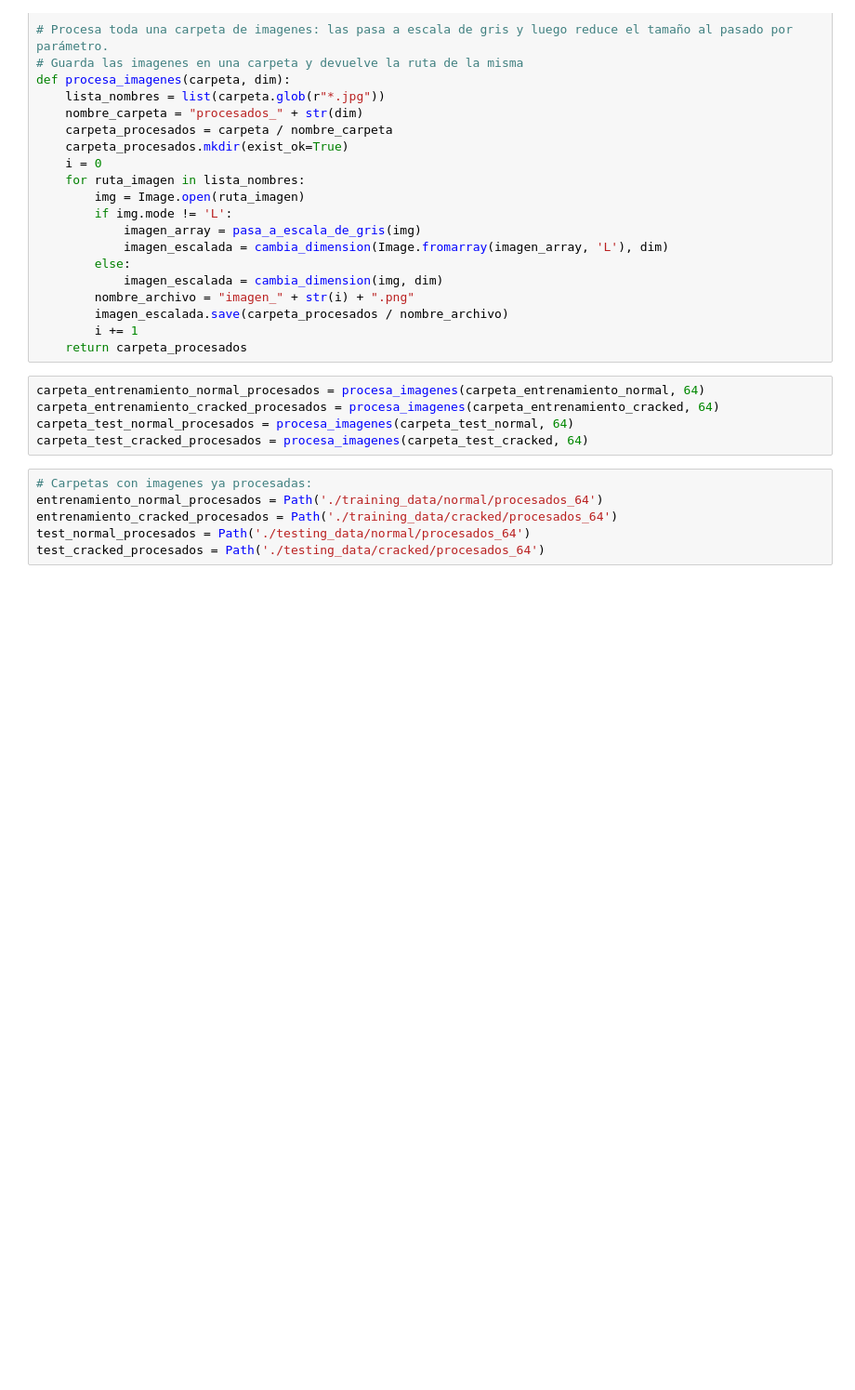
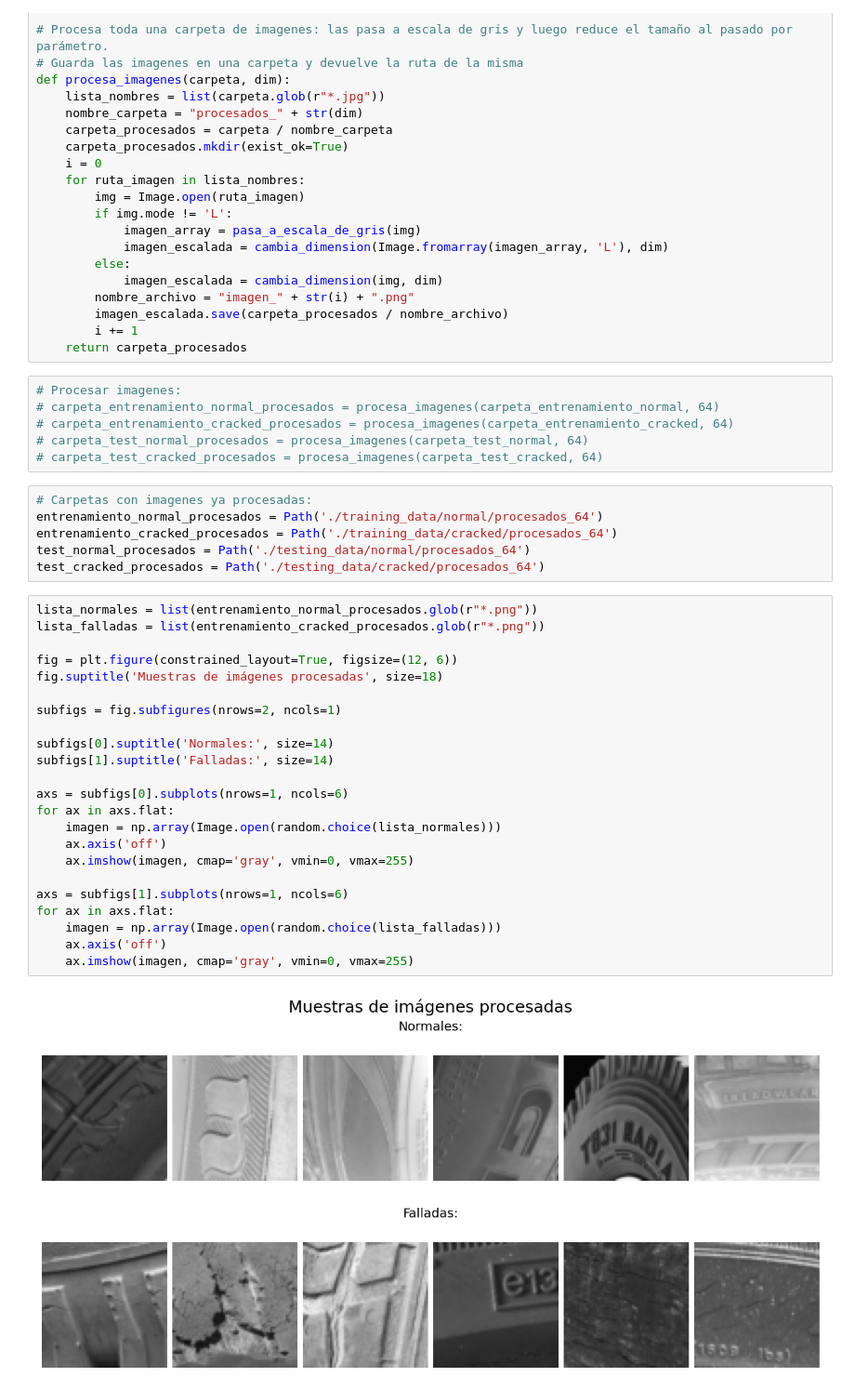
Before and after one commit to manugarciat/erv-practicas, a Jupyter notebook: tire-defect-detection/tp-final.ipynb, the cells around one changed output. Shown at 93% size. Drawn from its saved outputs; the diff is of its cells as text; blank space fills up the shorter version.

```diff
--- a/tire-defect-detection/tp-final.ipynb
+++ b/tire-defect-detection/tp-final.ipynb
@@ -54,13 +97,39 @@ def procesa_imagenes(carpeta, dim):
         i += 1
     return carpeta_procesados
 # %%
-carpeta_entrenamiento_normal_procesados = procesa_imagenes(carpeta_entrenamiento_normal, 64)
-carpeta_entrenamiento_cracked_procesados = procesa_imagenes(carpeta_entrenamiento_cracked, 64)
-carpeta_test_normal_procesados = procesa_imagenes(carpeta_test_normal, 64)
-carpeta_test_cracked_procesados = procesa_imagenes(carpeta_test_cracked, 64)
+# Procesar imagenes:
+# carpeta_entrenamiento_normal_procesados = procesa_imagenes(carpeta_entrenamiento_normal, 64)
+# carpeta_entrenamiento_cracked_procesados = procesa_imagenes(carpeta_entrenamiento_cracked, 64)
+# carpeta_test_normal_procesados = procesa_imagenes(carpeta_test_normal, 64)
+# carpeta_test_cracked_procesados = procesa_imagenes(carpeta_test_cracked, 64)
 # %%
 # Carpetas con imagenes ya procesadas:
 entrenamiento_normal_procesados = Path('./training_data/normal/procesados_64')
 entrenamiento_cracked_procesados = Path('./training_data/cracked/procesados_64')
 test_normal_procesados = Path('./testing_data/normal/procesados_64')
 test_cracked_procesados = Path('./testing_data/cracked/procesados_64')
+# %%
+lista_normales = list(entrenamiento_normal_procesados.glob(r"*.png"))
+lista_falladas = list(entrenamiento_cracked_procesados.glob(r"*.png"))
+
+fig = plt.figure(constrained_layout=True, figsize=(12, 6))
+fig.suptitle('Muestras de imágenes procesadas', size=18)
+
+subfigs = fig.subfigures(nrows=2, ncols=1)
+
+subfigs[0].suptitle('Normales:', size=14)
+subfigs[1].suptitle('Falladas:', size=14)
+
+axs = subfigs[0].subplots(nrows=1, ncols=6)
+for ax in axs.flat:
+    imagen = np.array(Image.open(random.choice(lista_normales)))
+    ax.axis('off')
+    ax.imshow(imagen, cmap='gray', vmin=0, vmax=255)
+
+axs = subfigs[1].subplots(nrows=1, ncols=6)
+for ax in axs.flat:
+    imagen = np.array(Image.open(random.choice(lista_falladas)))
+    ax.axis('off')
+    ax.imshow(imagen, cmap='gray', vmin=0, vmax=255)
+# %% [output]
+[figure, added]
```
Also changed, not shown: parts of 24 cells of this notebook.
